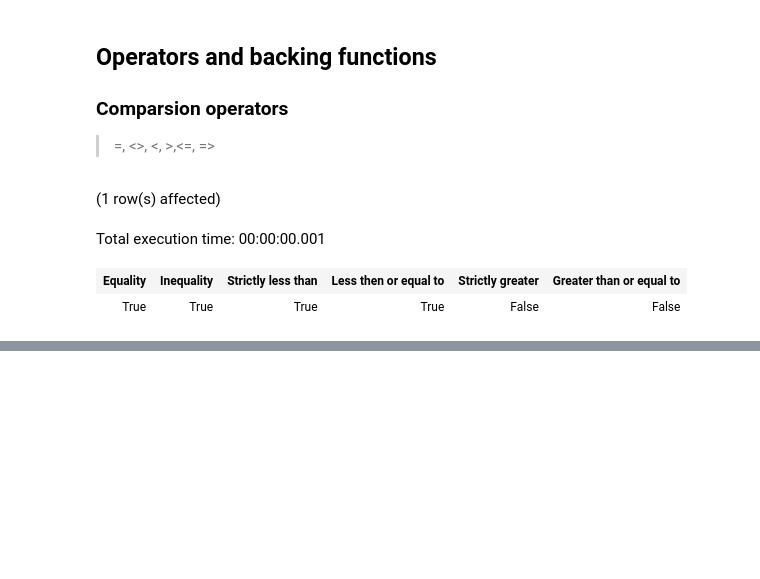
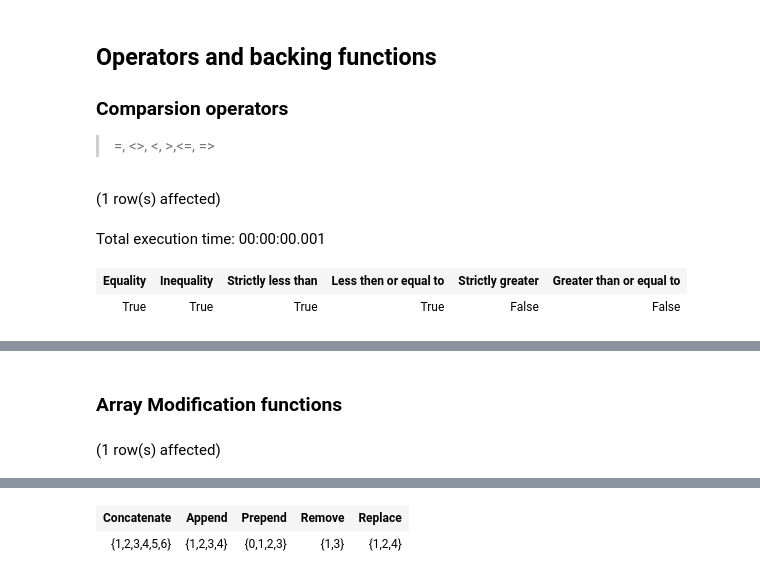
Before and after one commit to yaowenqiang/postgresql_functions_playbook, a Jupyter notebook: Notebook-1.ipynb, the cells around one changed output, grey strips where cells are left out. Drawn from its saved outputs; the diff is of its cells as text; code cells hidden in the pictures; blank space fills up the shorter version.

```diff
--- a/Notebook-1.ipynb
+++ b/Notebook-1.ipynb
@@ -1866,0 +1971,11 @@ Total execution time: 00:00:00.001
+# %% [markdown]
+### Array Modification functions
+# %%
+SELECT
+    array_cat(array[1,2,3], array[4,5,6]) as "Concatenate",
+    array_append(array[1,2,3],4) as "Append",
+    array_prepend(0, array[1,2,3]) as "Prepend",
+    array_remove(array[1,2,2,3], 2) as "Remove",
+    array_replace(array[1,2,3], 3, 4) as "Replace";
+# %% [output]
+(1 row(s) affected)
@@ -1866,0 +1983,2 @@ Total execution time: 00:00:00.001
+| Concatenate | Append | Prepend | Remove | Replace |
+| {1,2,3,4,5,6} | {1,2,3,4} | {0,1,2,3} | {1,3} | {1,2,4} |
```
Also changed, not shown: parts of 16 cells of this notebook.
